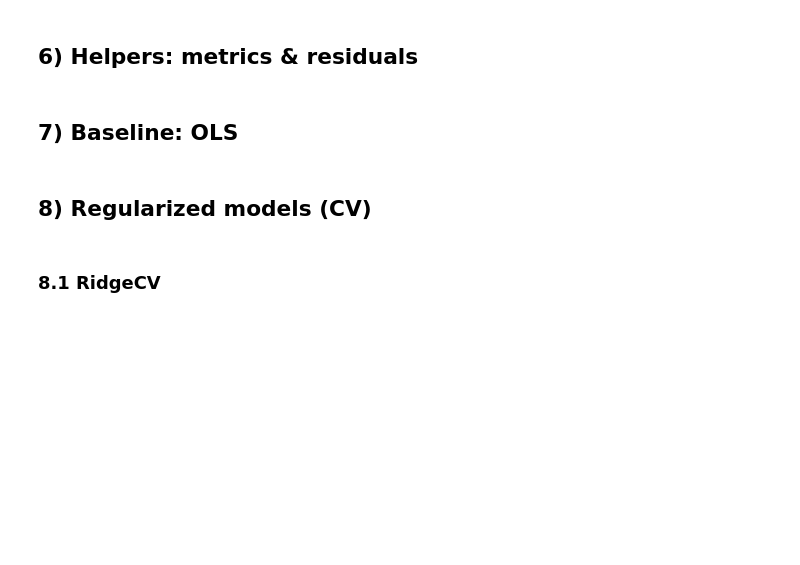
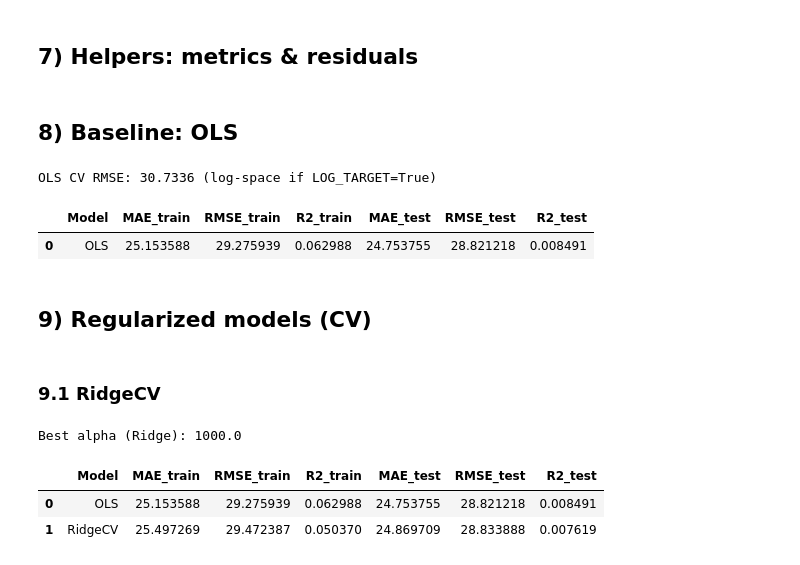
Before and after one commit to auwineza/ModC---Week2-HW, a Jupyter notebook: OMDS-ModC-Week2.ipynb, the cells around one changed output. Drawn from its saved outputs; the diff is of its cells as text; code cells hidden in the pictures; blank space fills up the shorter version.

```diff
--- a/OMDS-ModC-Week2.ipynb
+++ b/OMDS-ModC-Week2.ipynb
@@ -112,5 +140,5 @@ print("Train:", X_train.shape, "| Test:", X_test.shape)
 # %% [markdown]
-## 6) Helpers: metrics & residuals
+## 7) Helpers: metrics & residuals
 # %%
 def evaluate_predictions(y_true, y_pred, log_target=False):
     if log_target:
@@ -135,8 +163,33 @@ def residual_plot(y_true, y_pred, title="Residuals vs Predictions"):
     plt.title(title)
     plt.show()
 # %% [markdown]
-## 7) Baseline: OLS
+## 8) Baseline: OLS
 # %%
+from sklearn.metrics import mean_absolute_error, mean_squared_error, r2_score
+import numpy as np
+import pandas as pd
+
+def evaluate_predictions(y_true, y_pred, log_target=False):
+    """
+    Returns (MAE, RMSE, R2). Uses manual sqrt for RMSE to support older sklearn versions.
+    If log_target=True, metrics are computed in original units via expm1 inverse transform.
+    """
+    if log_target:
+        y_true_lin = np.expm1(y_true)
+        y_pred_lin = np.expm1(y_pred)
+        mae = mean_absolute_error(y_true_lin, y_pred_lin)
+        rmse = mean_squared_error(y_true_lin, y_pred_lin) ** 0.5  # no 'squared=False'
+        r2 = r2_score(y_true_lin, y_pred_lin)
+    else:
+        mae = mean_absolute_error(y_true, y_pred)
+        rmse = mean_squared_error(y_true, y_pred) ** 0.5  # no 'squared=False'
+        r2 = r2_score(y_true, y_pred)
+    return mae, rmse, r2
+
+from sklearn.pipeline import Pipeline
+from sklearn.linear_model import LinearRegression
+from sklearn.model_selection import cross_val_score
+
 ols = Pipeline(steps=[
     ("preprocess", preprocess),
     ("model", LinearRegression())
@@ -144,44 +197,61 @@ ols = Pipeline(steps=[
 ols.fit(X_train, y_train)
 
 ols_cv = cross_val_score(ols, X_train, y_train, cv=CV_FOLDS, scoring="neg_mean_squared_error")
-cv_rmse = (-ols_cv.mean())**0.5
+cv_rmse = (-ols_cv.mean()) ** 0.5  # manual sqrt
 print(f"OLS CV RMSE: {cv_rmse:.4f} (log-space if LOG_TARGET=True)")
 
-pred_tr = ols.predict(X_train); pred_te = ols.predict(X_test)
+pred_tr = ols.predict(X_train)
+pred_te = ols.predict(X_test)
+
+mae_tr, rmse_tr, r2_tr = evaluate_predictions(y_train, pred_tr, LOG_TARGET)
+mae_te, rmse_te, r2_te = evaluate_predictions(y_test, pred_te, LOG_TARGET)
+
 ols_results = dict(
     Model="OLS",
-    MAE_train=evaluate_predictions(y_train, pred_tr, LOG_TARGET)[0],
-    RMSE_train=evaluate_predictions(y_train, pred_tr, LOG_TARGET)[1],
-    R2_train=evaluate_predictions(y_train, pred_tr, LOG_TARGET)[2],
-    MAE_test=evaluate_predictions(y_test, pred_te, LOG_TARGET)[0],
-    RMSE_test=evaluate_predictions(y_test, pred_te, LOG_TARGET)[1],
-    R2_test=evaluate_predictions(y_test, pred_te, LOG_TARGET)[2],
+    MAE_train=mae_tr, RMSE_train=rmse_tr, R2_train=r2_tr,
+    MAE_test=mae_te, RMSE_test=rmse_te, R2_test=r2_te,
 )
-import pandas as pd
+
 pd.DataFrame([ols_results])
+# %% [output]
+OLS CV RMSE: 30.7336 (log-space if LOG_TARGET=True)
+|  | Model | MAE_train | RMSE_train | R2_train | MAE_test | RMSE_test | R2_test |
+| 0 | OLS | 25.153588 | 29.275939 | 0.062988 | 24.753755 | 28.821218 | 0.008491 |
 # %% [markdown]
-## 8) Regularized models (CV)
+## 9) Regularized models (CV)
 # %%
 alphas = np.logspace(-3, 3, 60)
 # %% [markdown]
-### 8.1 RidgeCV
+### 9.1 RidgeCV
 # %%
+from sklearn.pipeline import Pipeline
+from sklearn.linear_model import RidgeCV
+import pandas as pd
+
 ridge = Pipeline(steps=[
     ("preprocess", preprocess),
     ("model", RidgeCV(alphas=alphas, cv=CV_FOLDS, scoring="neg_mean_squared_error"))
 ])
 ridge.fit(X_train, y_train)
 print("Best alpha (Ridge):", ridge.named_steps["model"].alpha_)
 
-pred_tr = ridge.predict(X_train); pred_te = ridge.predict(X_test)
+pred_tr = ridge.predict(X_train)
+pred_te = ridge.predict(X_test)
+
 ridge_results = dict(
     Model="RidgeCV",
     MAE_train=evaluate_predictions(y_train, pred_tr, LOG_TARGET)[0],
     RMSE_train=evaluate_predictions(y_train, pred_tr, LOG_TARGET)[1],
     R2_train=evaluate_predictions(y_train, pred_tr, LOG_TARGET)[2],
     MAE_test=evaluate_predictions(y_test, pred_te, LOG_TARGET)[0],
     RMSE_test=evaluate_predictions(y_test, pred_te, LOG_TARGET)[1],
     R2_test=evaluate_predictions(y_test, pred_te, LOG_TARGET)[2],
 )
+
 pd.DataFrame([ols_results, ridge_results])
+# %% [output]
+Best alpha (Ridge): 1000.0
+|  | Model | MAE_train | RMSE_train | R2_train | MAE_test | RMSE_test | R2_test |
+| 0 | OLS | 25.153588 | 29.275939 | 0.062988 | 24.753755 | 28.821218 | 0.008491 |
+| 1 | RidgeCV | 25.497269 | 29.472387 | 0.050370 | 24.869709 | 28.833888 | 0.007619 |
 # %% [markdown]
```
Also changed, not shown: parts of 22 cells of this notebook, 2 other files.
